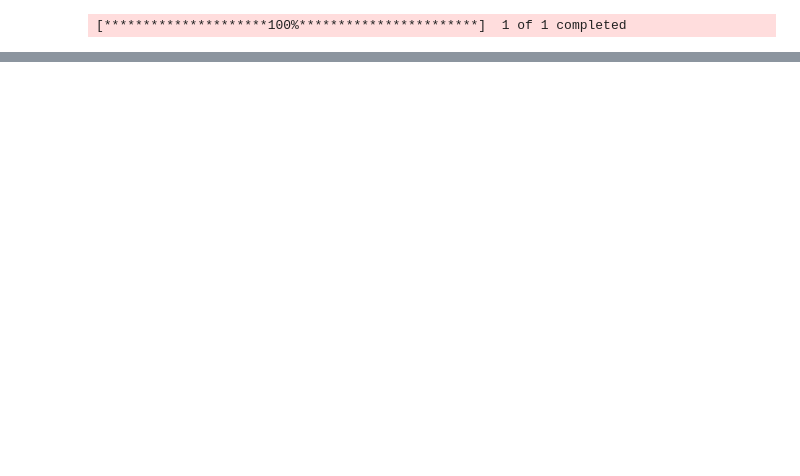
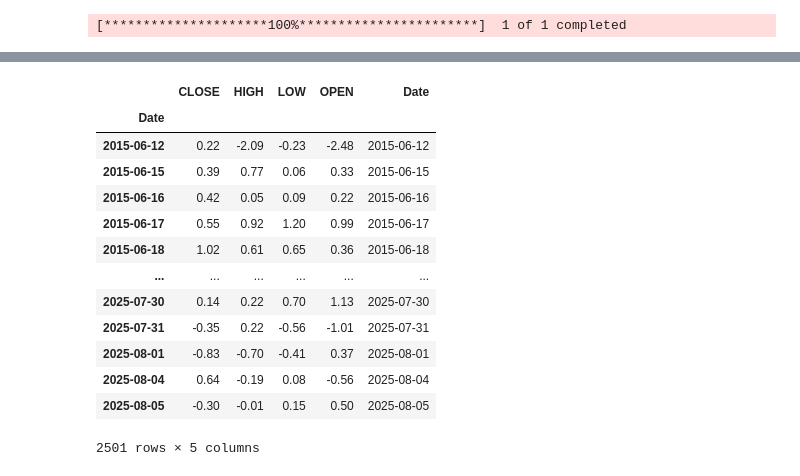
Before and after one commit to hrishi331/market_price_action_V1, a Jupyter notebook: CodeFiles/base_refined.ipynb, the cells around one changed output, grey strips where cells are left out. Cells and saved outputs as stored; diff of their text form; code cells hidden in the pictures; blank space fills up the shorter version.

```diff
--- a/CodeFiles/base_refined.ipynb
+++ b/CodeFiles/base_refined.ipynb
@@ -24,6 +24,12 @@ df = yf.download('^NSEI',start=from_date,end=to_date)
 df.columns = ['CLOSE','HIGH','LOW','OPEN','VOLUME']
 df.drop('VOLUME',axis=1,inplace=True)
 df['Date'] = df.index
+
+for i in ['CLOSE','HIGH','LOW','OPEN']:
+    df[i] = round((df[i]-df[i].shift(1))/df[i]*100,2)
+
 print(datetime.datetime.now(),' : Data loaded and featured configured!')
+df = df[-2501:]
+df
 # %% [output]
 [*********************100%***********************]  1 of 1 completed
@@ -31,2 +37,16 @@ print(datetime.datetime.now(),' : Data loaded and featured configured!')
+|  | CLOSE | HIGH | LOW | OPEN | Date |
+| Date |  |  |  |  |  |
+| 2015-06-12 | 0.22 | -2.09 | -0.23 | -2.48 | 2015-06-12 |
+| 2015-06-15 | 0.39 | 0.77 | 0.06 | 0.33 | 2015-06-15 |
+| 2015-06-16 | 0.42 | 0.05 | 0.09 | 0.22 | 2015-06-16 |
+| 2015-06-17 | 0.55 | 0.92 | 1.20 | 0.99 | 2015-06-17 |
+| 2015-06-18 | 1.02 | 0.61 | 0.65 | 0.36 | 2015-06-18 |
+| ... | ... | ... | ... | ... | ... |
+| 2025-07-30 | 0.14 | 0.22 | 0.70 | 1.13 | 2025-07-30 |
+| 2025-07-31 | -0.35 | 0.22 | -0.56 | -1.01 | 2025-07-31 |
+| 2025-08-01 | -0.83 | -0.70 | -0.41 | 0.37 | 2025-08-01 |
+| 2025-08-04 | 0.64 | -0.19 | 0.08 | -0.56 | 2025-08-04 |
+| 2025-08-05 | -0.30 | -0.01 | 0.15 | 0.50 | 2025-08-05 |
+2501 rows × 5 columns
 # %%
 # Additional feature generation
```
Also changed, not shown: parts of 16 cells of this notebook.
